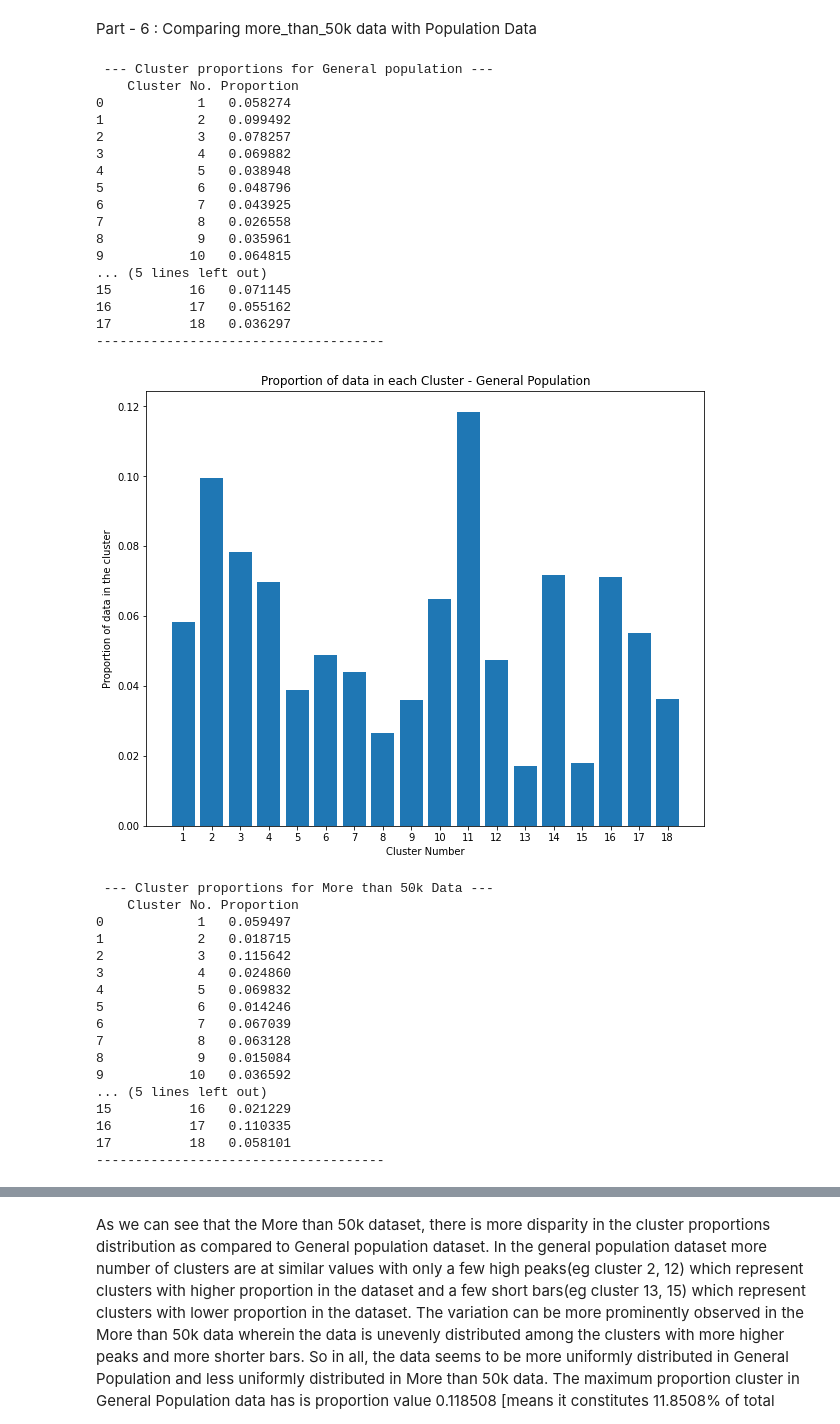
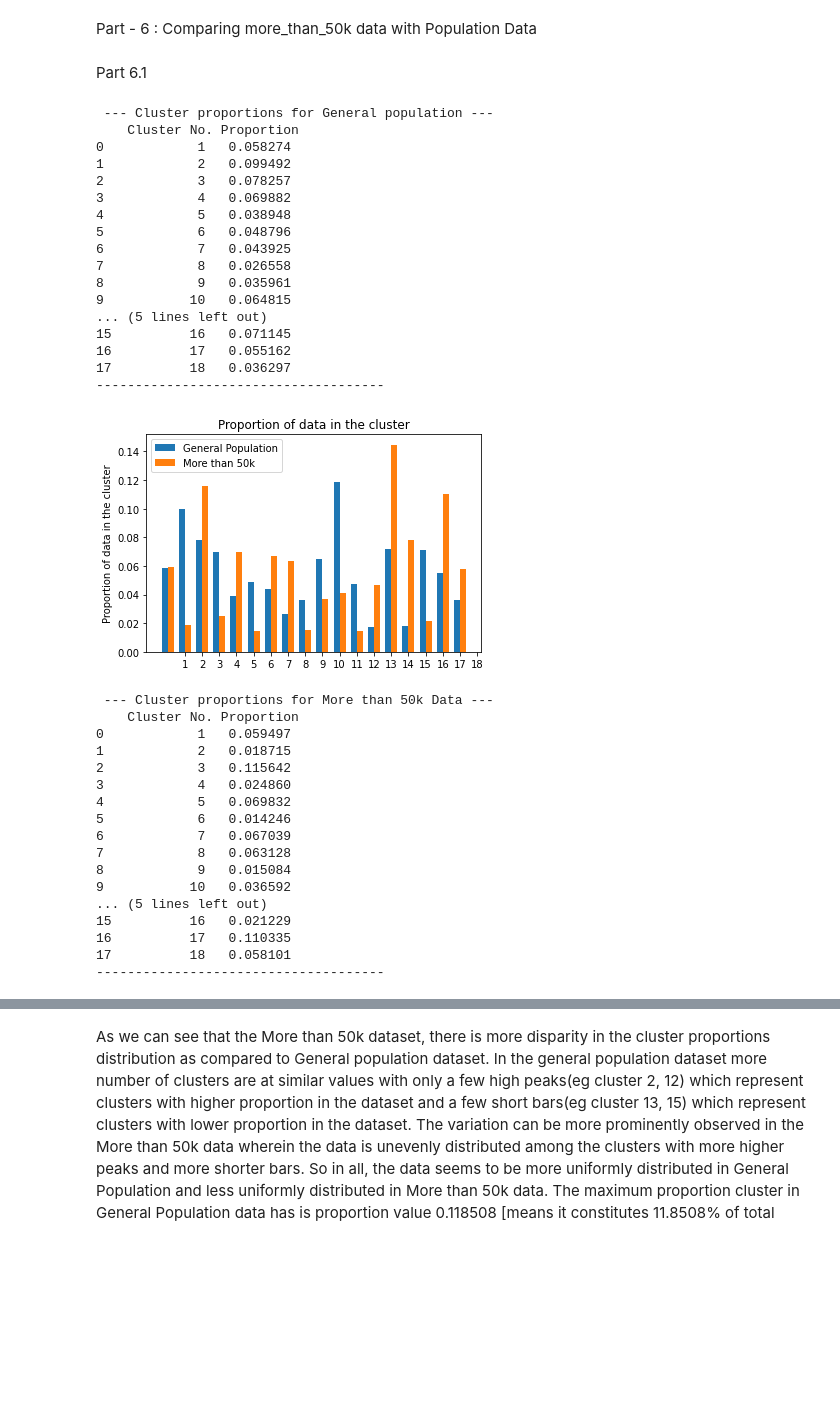
Before and after one commit to samyak19098/ML_Assignments, a Jupyter notebook: ML_Assignment3/Final/Q1.ipynb, the cells around one changed output, grey strips where cells are left out. Cells and saved outputs as stored; diff of their text form; code cells hidden in the pictures; blank space fills up the shorter version.

```diff
--- a/ML_Assignment3/Final/Q1.ipynb
+++ b/ML_Assignment3/Final/Q1.ipynb
@@ -325,6 +325,8 @@ print(len(medians_sel_2))
 18
 # %% [markdown]
 Part - 6 : Comparing more_than_50k data with Population Data
+# %% [markdown]
+Part 6.1
 # %%
 def plotClusterProportion(clust_prop, k_val, anum, dataset_name):
     '''
@@ -350,36 +352,49 @@ cluster_proportions_1 = {} #a dictionary containing the cluster number as key an
 cluster_proportions_2 = {} #a dictionary containing the cluster number as key and proportion of data in that cluster as value for More than 50k data
 
 #construct the dictionaries
 for i in range(len(clusters_sel_1)):
     cluster_population_1[i + 1] = len(clusters_sel_1[i]) #cluster population of a cluster is simply the number of datapoints in that cluster
     cluster_proportions_1[i + 1] = len(clusters_sel_1[i]) / dim_reduced_data_1.shape[0] #cluster proportion is simply the proportion of data in that cluster i.e no. of data points in that cluster divided by total no. of points in the dataset. Note that here the value of proportion lies betwwen 0 to 1(both inclusive) with 0 representing as no data point in that cluster and 1 representing that all points(100%) of that dataset are present in that particular cluster
 for i in range(len(clusters_sel_2)):
     cluster_population_2[i + 1] = len(clusters_sel_2[i]) #cluster population of a cluster is simply the number of datapoints in that cluster
     cluster_proportions_2[i + 1] = len(clusters_sel_2[i]) / dim_reduced_data_2.shape[0] #cluster proportion is simply the proportion of data in that cluster i.e no. of data points in that cluster divided by total no. of points in the dataset. Note that here the value of proportion lies betwwen 0 to 1(both inclusive) with 0 representing as no data point in that cluster and 1 representing that all points(100%) of that dataset are present in that particular cluster
 cols_list = ['Cluster No.', 'Proportion']
 print(f' --- Cluster proportions for General population ---\n {pd.DataFrame(cluster_proportions_1.items(), columns=[cols_list])}\n-------------------------------------')
-plotClusterProportion(cluster_proportions_1, selected_k_value, 1, 'General Population') #plotting cluster proportions for General Population data
+
+labels = [x for x in range(0, 18)]
+props1 = list(cluster_proportions_1.values())
+props2 = list(cluster_proportions_2.values())
+# print(props1)
+x = np.arange(len(labels))  # the label locations
+width = 0.35  # the width of the bars
+fig, ax = plt.subplots()
+rects1 = ax.bar(x - width/2, props1, width, label='General Population')
+rects2 = ax.bar(x + width/2, props2, width, label='More than 50k')
+ax.set_ylabel('Proportion of data in the cluster')
+ax.set_title('Proportion of data in the cluster')
+ax.set_xticks(labels)
+ax.legend()
+plt.show()
 print(f' --- Cluster proportions for More than 50k Data ---\n {pd.DataFrame(cluster_proportions_2.items(), columns=[cols_list])}\n-------------------------------------')
-plotClusterProportion(cluster_proportions_2, selected_k_value, 2, 'More than 50k') #plotting cluster proportions for More than 50k data
 # %% [output]
  --- Cluster proportions for General population ---
     Cluster No. Proportion
 0            1   0.058274
 1            2   0.099492
 2            3   0.078257
 3            4   0.069882
 4            5   0.038948
 5            6   0.048796
 6            7   0.043925
 7            8   0.026558
 8            9   0.035961
 9           10   0.064815
 ... (5 lines left out)
 15          16   0.071145
 16          17   0.055162
 17          18   0.036297
 -------------------------------------
-[figure, old version]
+[figure, new version]
  --- Cluster proportions for More than 50k Data ---
     Cluster No. Proportion
 0            1   0.059497
```
Also changed, not shown: parts of 7 cells of this notebook.
